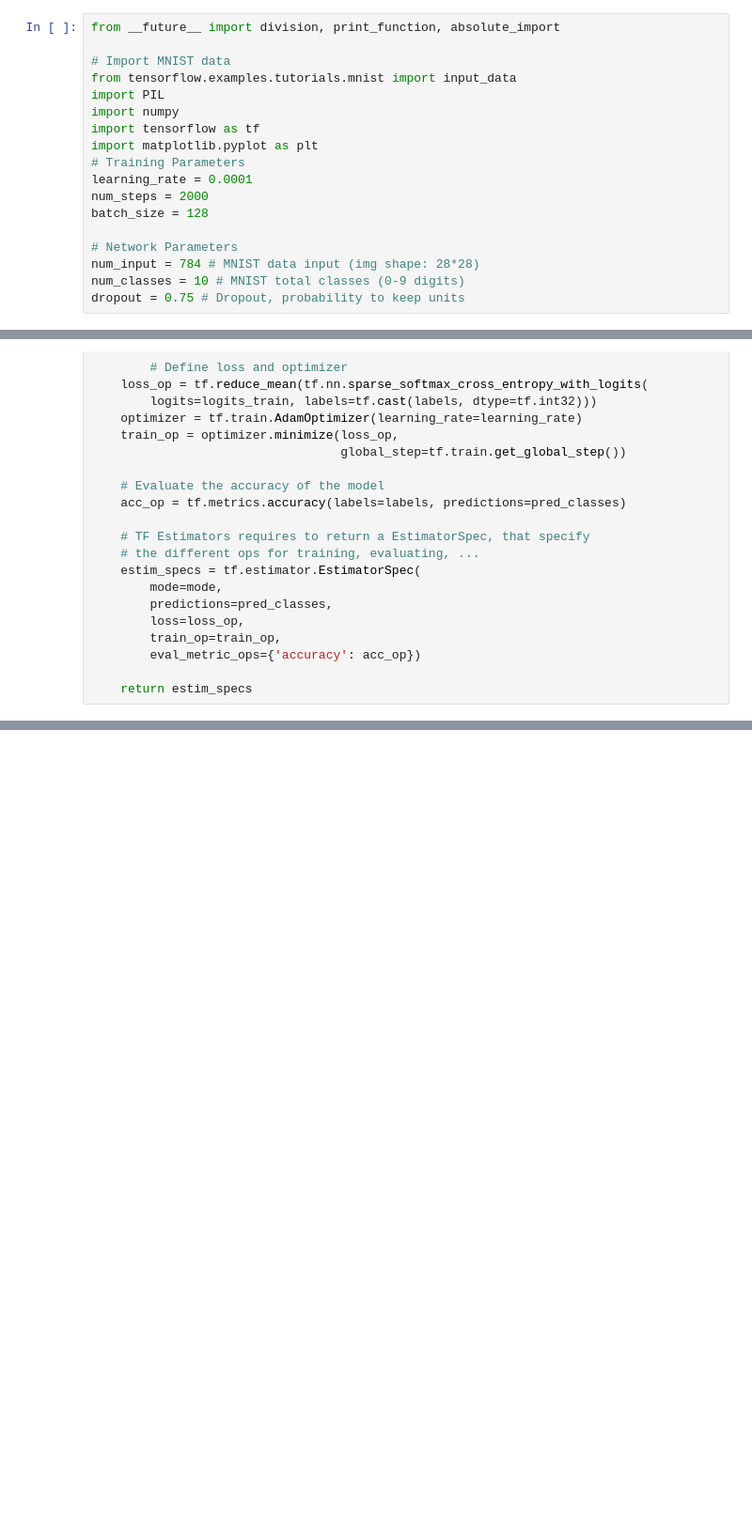
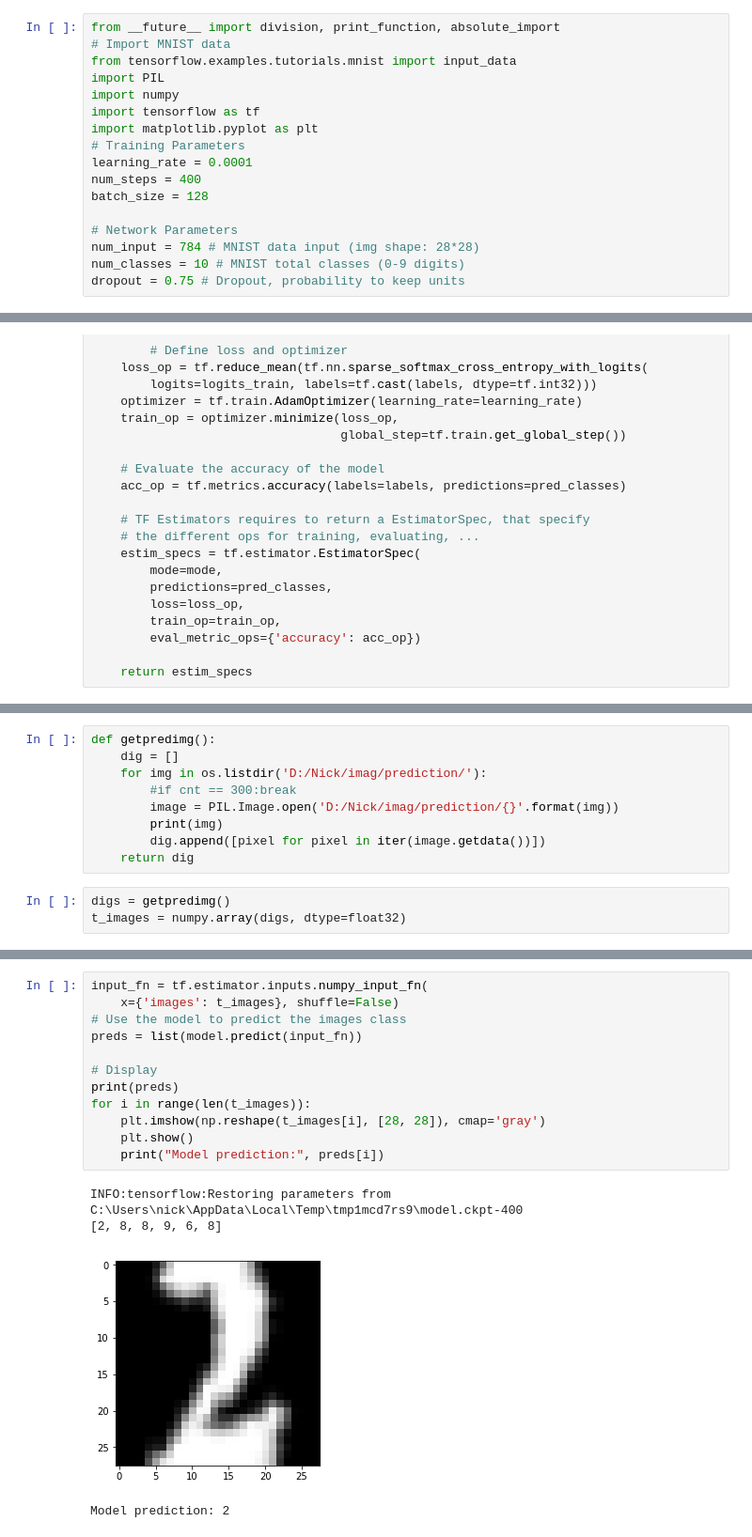
Before and after one commit to YenCChien/DeepLearning, a Jupyter notebook: HW2_CNN.ipynb, the cells around one changed output, grey strips where cells are left out. Shown: that part at 94% size. Cells and saved outputs as stored; diff of their text form; blank space fills up the shorter version.

```diff
--- a/HW2_CNN.ipynb
+++ b/HW2_CNN.ipynb
@@ -1,6 +1,5 @@
 # %%
 from __future__ import division, print_function, absolute_import
-
 # Import MNIST data
 from tensorflow.examples.tutorials.mnist import input_data
 import PIL
@@ -9,7 +8,7 @@ import tensorflow as tf
 import matplotlib.pyplot as plt
 # Training Parameters
 learning_rate = 0.0001
-num_steps = 2000
+num_steps = 400
 batch_size = 128
 
 # Network Parameters
@@ -130,0 +156,12 @@ e = model.evaluate(input_fn)
+# %%
+def getpredimg():
+    dig = []
+    for img in os.listdir('D:/Nick/imag/prediction/'):
+        #if cnt == 300:break
+        image = PIL.Image.open('D:/Nick/imag/prediction/{}'.format(img))
+        print(img)
+        dig.append([pixel for pixel in iter(image.getdata())])
+    return dig
+# %%
+digs = getpredimg()
+t_images = numpy.array(digs, dtype=float32)
@@ -130,0 +175,17 @@ e = model.evaluate(input_fn)
+# %%
+input_fn = tf.estimator.inputs.numpy_input_fn(
+    x={'images': t_images}, shuffle=False)
+# Use the model to predict the images class
+preds = list(model.predict(input_fn))
+
+# Display
+print(preds)
+for i in range(len(t_images)):
+    plt.imshow(np.reshape(t_images[i], [28, 28]), cmap='gray')
+    plt.show()
+    print("Model prediction:", preds[i])
+# %% [output]
+INFO:tensorflow:Restoring parameters from C:\Users\nick\AppData\Local\Temp\tmp1mcd7rs9\model.ckpt-400
+[2, 8, 8, 9, 6, 8]
+[figure, added]
+Model prediction: 2
```
Also changed, not shown: parts of 5 cells of this notebook, 1 other file.
